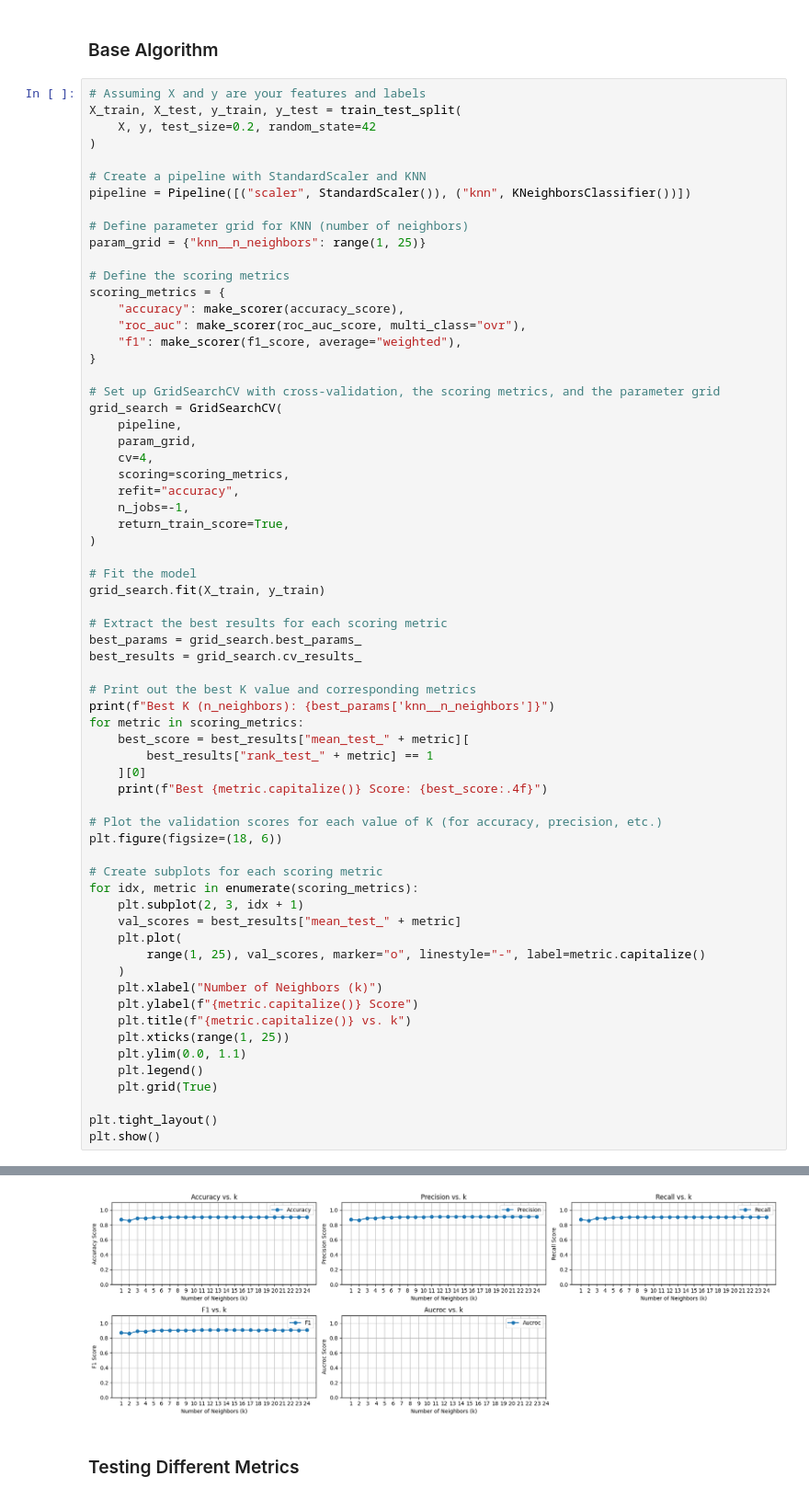
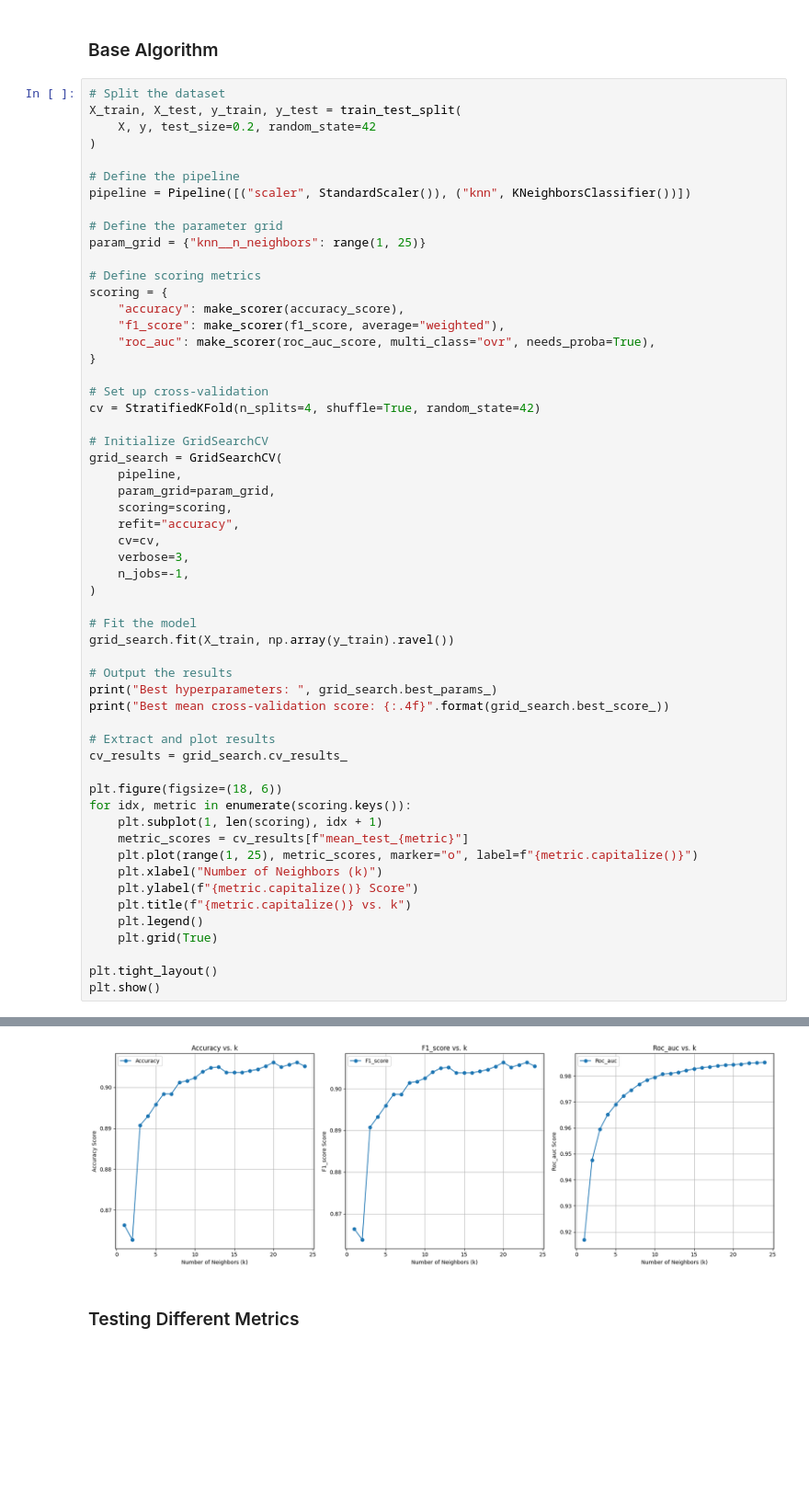
Before and after one commit to SammySaysSo/MachineLearningFinalProject, a Jupyter notebook: finalProject.ipynb, the cells around one changed output, grey strips where cells are left out. Shown at 92% size. Cells and saved outputs as stored; diff of their text form; blank space fills up the shorter version.

```diff
--- a/finalProject.ipynb
+++ b/finalProject.ipynb
@@ -77,65 +77,56 @@ y=y.to_numpy()
 # %% [markdown]
 ### Base Algorithm
 # %%
-# Assuming X and y are your features and labels
+# Split the dataset
 X_train, X_test, y_train, y_test = train_test_split(
     X, y, test_size=0.2, random_state=42
 )
 
-# Create a pipeline with StandardScaler and KNN
+# Define the pipeline
 pipeline = Pipeline([("scaler", StandardScaler()), ("knn", KNeighborsClassifier())])
 
-# Define parameter grid for KNN (number of neighbors)
+# Define the parameter grid
 param_grid = {"knn__n_neighbors": range(1, 25)}
 
-# Define the scoring metrics
-scoring_metrics = {
+# Define scoring metrics
+scoring = {
     "accuracy": make_scorer(accuracy_score),
-    "roc_auc": make_scorer(roc_auc_score, multi_class="ovr"),
-    "f1": make_scorer(f1_score, average="weighted"),
+    "f1_score": make_scorer(f1_score, average="weighted"),
+    "roc_auc": make_scorer(roc_auc_score, multi_class="ovr", needs_proba=True),
 }
 
-# Set up GridSearchCV with cross-validation, the scoring metrics, and the parameter grid
+# Set up cross-validation
+cv = StratifiedKFold(n_splits=4, shuffle=True, random_state=42)
+
+# Initialize GridSearchCV
 grid_search = GridSearchCV(
     pipeline,
-    param_grid,
-    cv=4,
-    scoring=scoring_metrics,
+    param_grid=param_grid,
+    scoring=scoring,
     refit="accuracy",
+    cv=cv,
+    verbose=3,
     n_jobs=-1,
-    return_train_score=True,
 )
 
 # Fit the model
-grid_search.fit(X_train, y_train)
+grid_search.fit(X_train, np.array(y_train).ravel())
 
-# Extract the best results for each scoring metric
-best_params = grid_search.best_params_
-best_results = grid_search.cv_results_
+# Output the results
+print("Best hyperparameters: ", grid_search.best_params_)
+print("Best mean cross-validation score: {:.4f}".format(grid_search.best_score_))
 
-# Print out the best K value and corresponding metrics
-print(f"Best K (n_neighbors): {best_params['knn__n_neighbors']}")
-for metric in scoring_metrics:
-    best_score = best_results["mean_test_" + metric][
-        best_results["rank_test_" + metric] == 1
-    ][0]
-    print(f"Best {metric.capitalize()} Score: {best_score:.4f}")
+# Extract and plot results
+cv_results = grid_search.cv_results_
 
-# Plot the validation scores for each value of K (for accuracy, precision, etc.)
 plt.figure(figsize=(18, 6))
-
-# Create subplots for each scoring metric
-for idx, metric in enumerate(scoring_metrics):
-    plt.subplot(2, 3, idx + 1)
-    val_scores = best_results["mean_test_" + metric]
-    plt.plot(
-        range(1, 25), val_scores, marker="o", linestyle="-", label=metric.capitalize()
-    )
+for idx, metric in enumerate(scoring.keys()):
+    plt.subplot(1, len(scoring), idx + 1)
+    metric_scores = cv_results[f"mean_test_{metric}"]
+    plt.plot(range(1, 25), metric_scores, marker="o", label=f"{metric.capitalize()}")
     plt.xlabel("Number of Neighbors (k)")
     plt.ylabel(f"{metric.capitalize()} Score")
     plt.title(f"{metric.capitalize()} vs. k")
-    plt.xticks(range(1, 25))
-    plt.ylim(0.0, 1.1)
     plt.legend()
     plt.grid(True)
 
@@ -168,3 +154,3 @@ Best Aucroc Score: nan
-[figure, old version]
+[figure, new version]
 # %% [markdown]
 ### Testing Different Metrics
```
Also changed, not shown: parts of 24 cells of this notebook.
